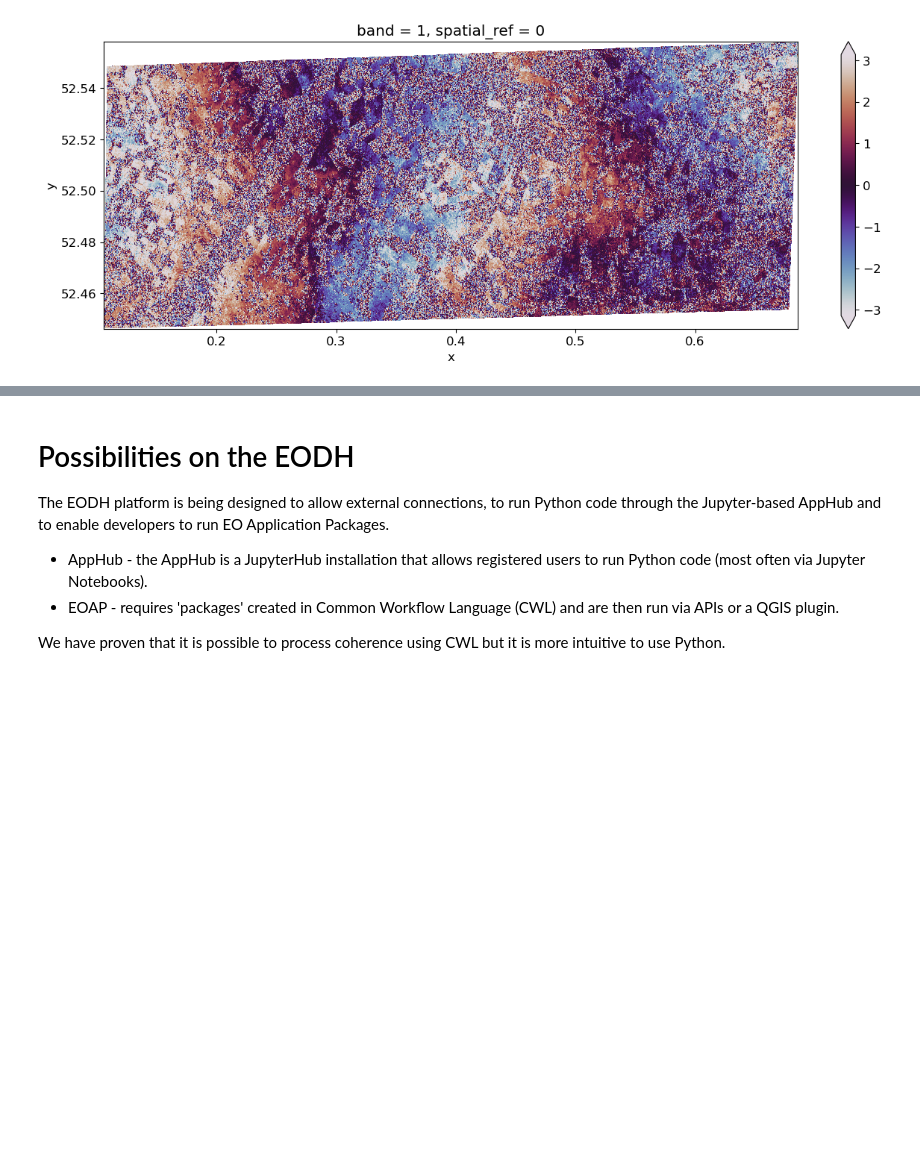
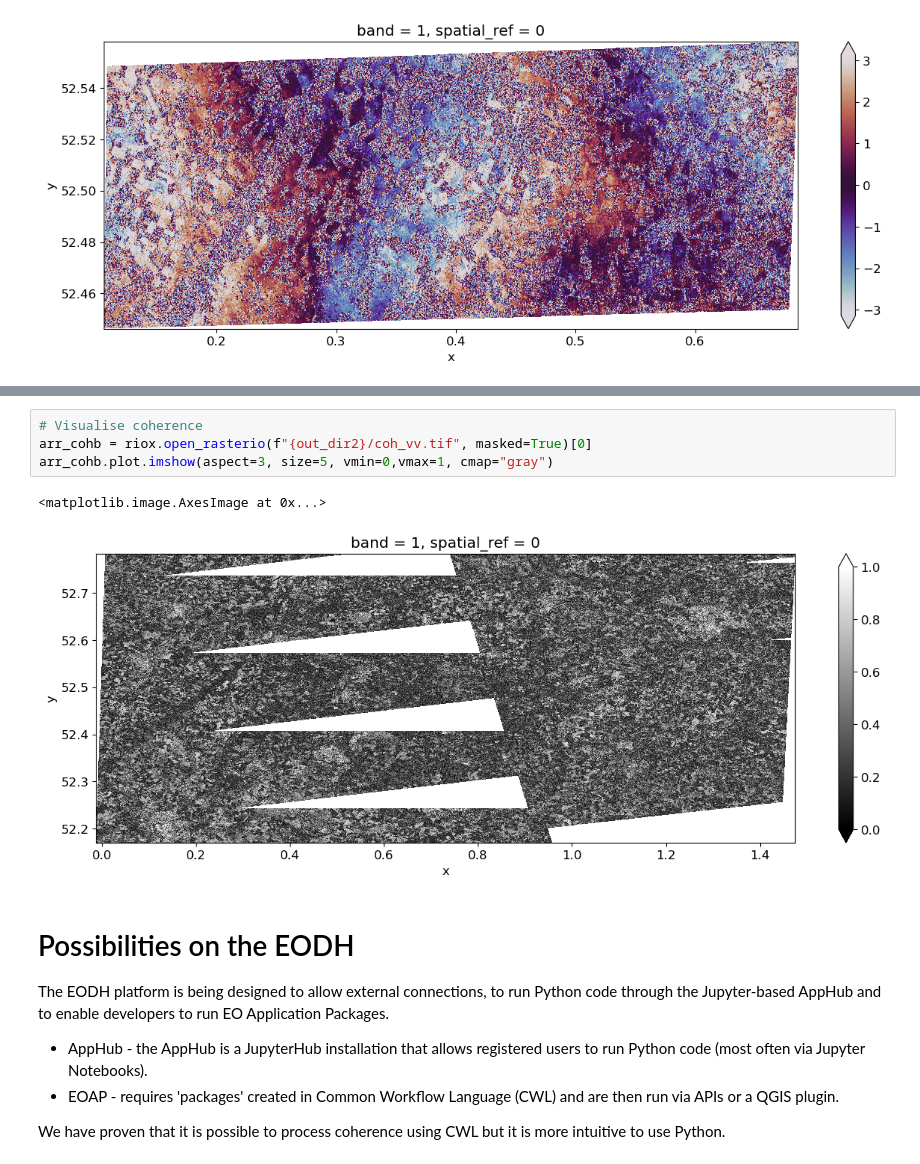
Before and after one commit to ajgwords/eodh-tests, a Jupyter notebook: jncc/2025-02-calc-coherence.ipynb, the cells around one changed output, grey strips where cells are left out. Cells and saved outputs as stored; diff of their text form; blank space fills up the shorter version.

Commit message:
Latest coherence

```diff
--- a/jncc/2025-02-calc-coherence.ipynb
+++ b/jncc/2025-02-calc-coherence.ipynb
@@ -295,3 +352,10 @@ arr_phi.plot.imshow(aspect=3, size=5, vmin=-3.14,vmax=3.14, cmap="twilight")
+# %%
+# Visualise coherence
+arr_cohb = riox.open_rasterio(f"{out_dir2}/coh_vv.tif", masked=True)[0]
+arr_cohb.plot.imshow(aspect=3, size=5, vmin=0,vmax=1, cmap="gray")
+# %% [output]
+<matplotlib.image.AxesImage at 0x...>
+[figure, added]
 # %% [markdown]
 # Possibilities on the EODH
 
```
Also changed, not shown: parts of 5 cells of this notebook.
